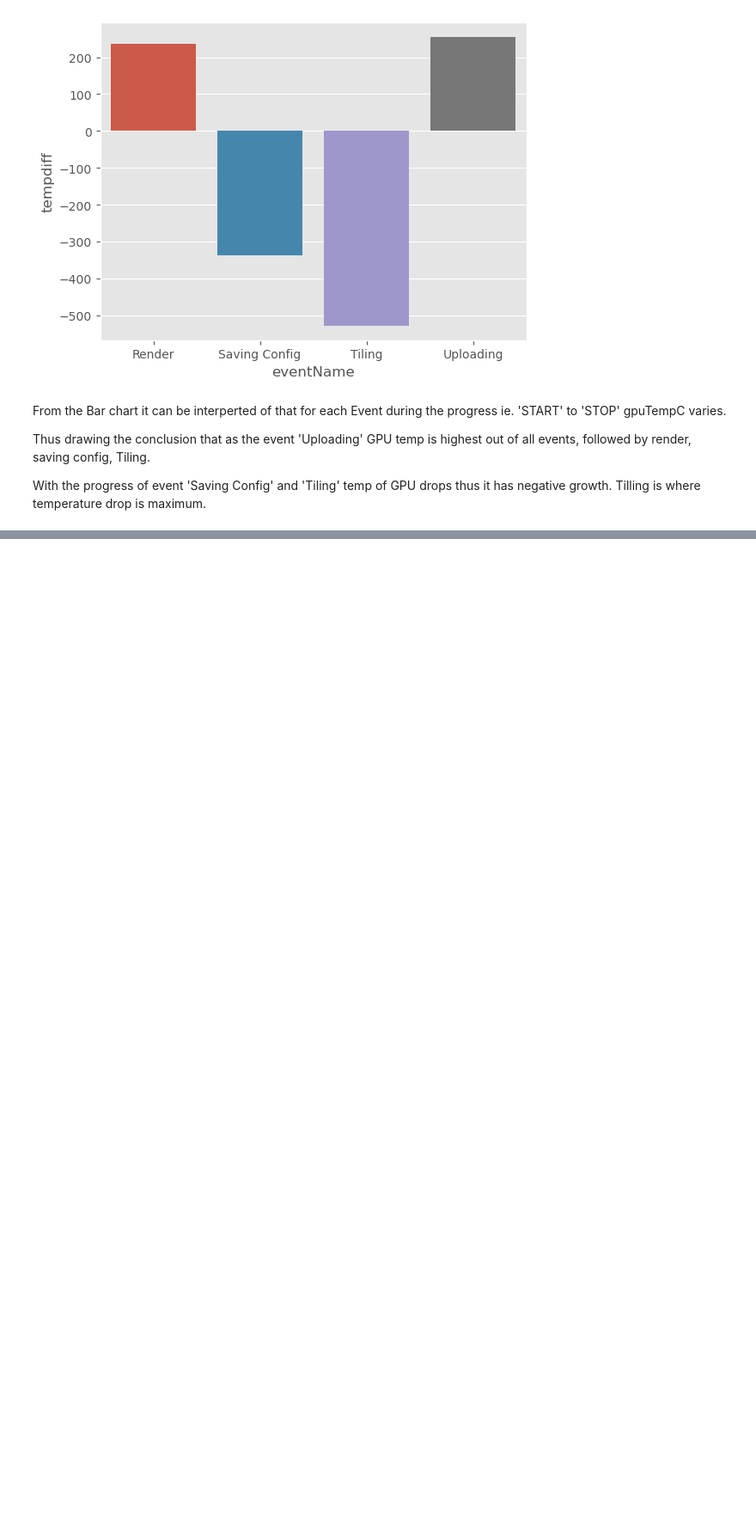
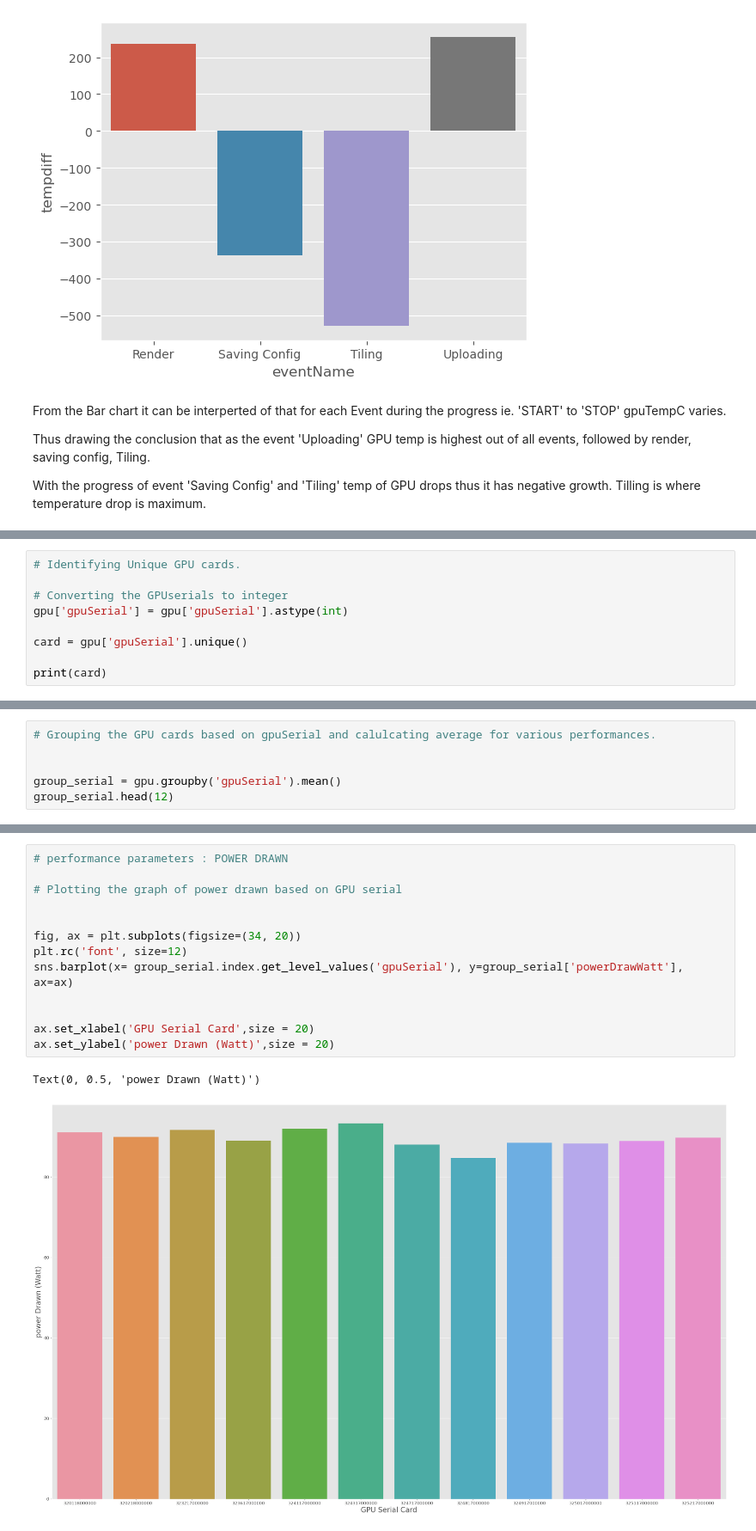
Before and after one commit to spruha2/Tera, a Jupyter notebook: CloudAssign.ipynb, the cells around one changed output, grey strips where cells are left out. Shown: that part at 86% size. Saved outputs shown, nothing was run; the diff lists cells and outputs as text; blank space fills up the shorter version.

```diff
--- a/CloudAssign.ipynb
+++ b/CloudAssign.ipynb
@@ -612,0 +620,9 @@ Tilling is where temperature drop is maximum.
+# %%
+# Identifying Unique GPU cards.
+
+# Converting the GPUserials to integer
+gpu['gpuSerial'] = gpu['gpuSerial'].astype(int)
+
+card = gpu['gpuSerial'].unique()
+
+print(card)
@@ -612,0 +637,6 @@ Tilling is where temperature drop is maximum.
+# %%
+# Grouping the GPU cards based on gpuSerial and calulcating average for various performances.
+
+
+group_serial = gpu.groupby('gpuSerial').mean()
+group_serial.head(12)
@@ -612,0 +658,16 @@ Tilling is where temperature drop is maximum.
+# %%
+# performance parameters : POWER DRAWN
+
+# Plotting the graph of power drawn based on GPU serial
+
+
+fig, ax = plt.subplots(figsize=(34, 20))
+plt.rc('font', size=12)
+sns.barplot(x= group_serial.index.get_level_values('gpuSerial'), y=group_serial['powerDrawWatt'], ax=ax)
+
+
+ax.set_xlabel('GPU Serial Card',size = 20)
+ax.set_ylabel('power Drawn (Watt)',size = 20)
+# %% [output]
+Text(0, 0.5, 'power Drawn (Watt)')
+[figure, added]
```
Also changed, not shown: parts of 23 cells of this notebook.
